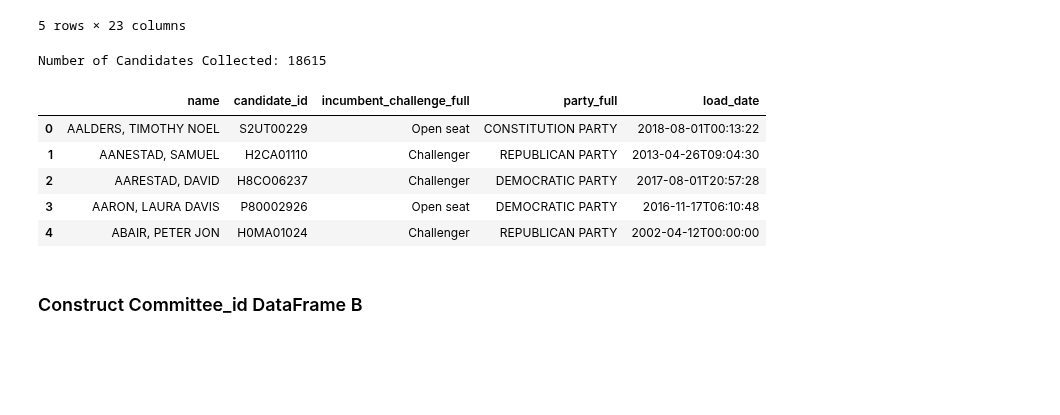
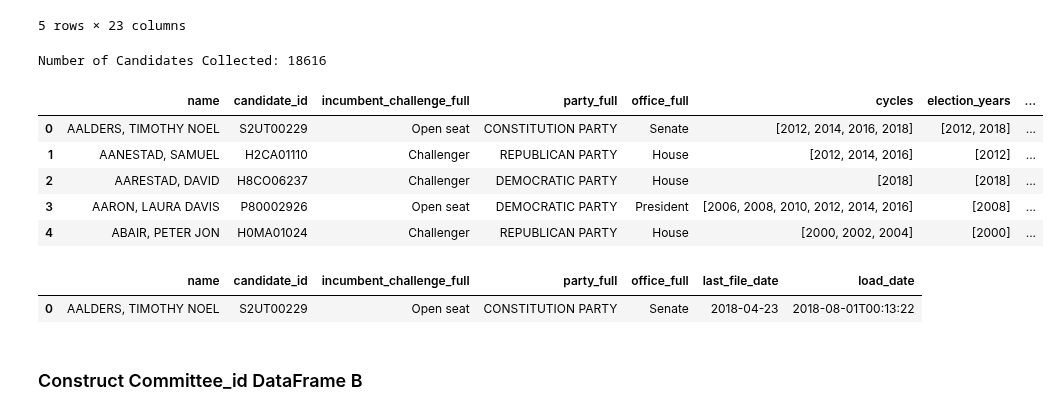
Before and after one commit to Nlorio/election-forecast, a Jupyter notebook: notebooks/Project - FEC Financial Data .ipynb, the cells around one changed output. Saved outputs shown, nothing was run; the diff lists cells and outputs as text; code cells hidden in the pictures; blank space fills up the shorter version.

```diff
--- a/notebooks/Project - FEC Financial Data .ipynb
+++ b/notebooks/Project - FEC Financial Data .ipynb
@@ -80,21 +76,31 @@ df_general_cand.head()
 # %%
 df_candidate_id = df_general_cand[['name',
                                    'candidate_id',
                                    'incumbent_challenge_full',
                                    'party_full',
+                                   'office_full',
+                                   'cycles',
+                                   'election_years',
+                                   'last_file_date',
                                    'load_date']]
 number_candidates = df_candidate_id.shape[0]
 print('Number of Candidates Collected: '+  str(number_candidates))
 df_candidate_id.head()
 #df_candidate_id.name.to_csv('candidate_names.csv')
 # %% [output]
-Number of Candidates Collected: 18615
+Number of Candidates Collected: 18616
-|  | name | candidate_id | incumbent_challenge_full | party_full | load_date |
-| 0 | AALDERS, TIMOTHY NOEL | S2UT00229 | Open seat | CONSTITUTION PARTY | 2018-08-01T00:13:22 |
-| 1 | AANESTAD, SAMUEL | H2CA01110 | Challenger | REPUBLICAN PARTY | 2013-04-26T09:04:30 |
-| 2 | AARESTAD, DAVID | H8CO06237 | Challenger | DEMOCRATIC PARTY | 2017-08-01T20:57:28 |
-| 3 | AARON, LAURA DAVIS | P80002926 | Open seat | DEMOCRATIC PARTY | 2016-11-17T06:10:48 |
-| 4 | ABAIR, PETER JON | H0MA01024 | Challenger | REPUBLICAN PARTY | 2002-04-12T00:00:00 |
+|  | name | candidate_id | incumbent_challenge_full | party_full | office_full | cycles | election_years | ... |
+| 0 | AALDERS, TIMOTHY NOEL | S2UT00229 | Open seat | CONSTITUTION PARTY | Senate | [2012, 2014, 2016, 2018] | [2012, 2018] | ... |
+| 1 | AANESTAD, SAMUEL | H2CA01110 | Challenger | REPUBLICAN PARTY | House | [2012, 2014, 2016] | [2012] | ... |
+| 2 | AARESTAD, DAVID | H8CO06237 | Challenger | DEMOCRATIC PARTY | House | [2018] | [2018] | ... |
+| 3 | AARON, LAURA DAVIS | P80002926 | Open seat | DEMOCRATIC PARTY | President | [2006, 2008, 2010, 2012, 2014, 2016] | [2008] | ... |
+| 4 | ABAIR, PETER JON | H0MA01024 | Challenger | REPUBLICAN PARTY | House | [2000, 2002, 2004] | [2000] | ... |
+# %%
+#Test
+df_candidate_id[df_candidate_id.name == 'AALDERS, TIMOTHY NOEL']
+# %% [output]
+|  | name | candidate_id | incumbent_challenge_full | party_full | office_full | last_file_date | load_date |
+| 0 | AALDERS, TIMOTHY NOEL | S2UT00229 | Open seat | CONSTITUTION PARTY | Senate | 2018-04-23 | 2018-08-01T00:13:22 |
 # %% [markdown]
 ### Construct Committee_id DataFrame B
 # %%
```
Also changed, not shown: parts of 8 cells of this notebook, 3 other files.
